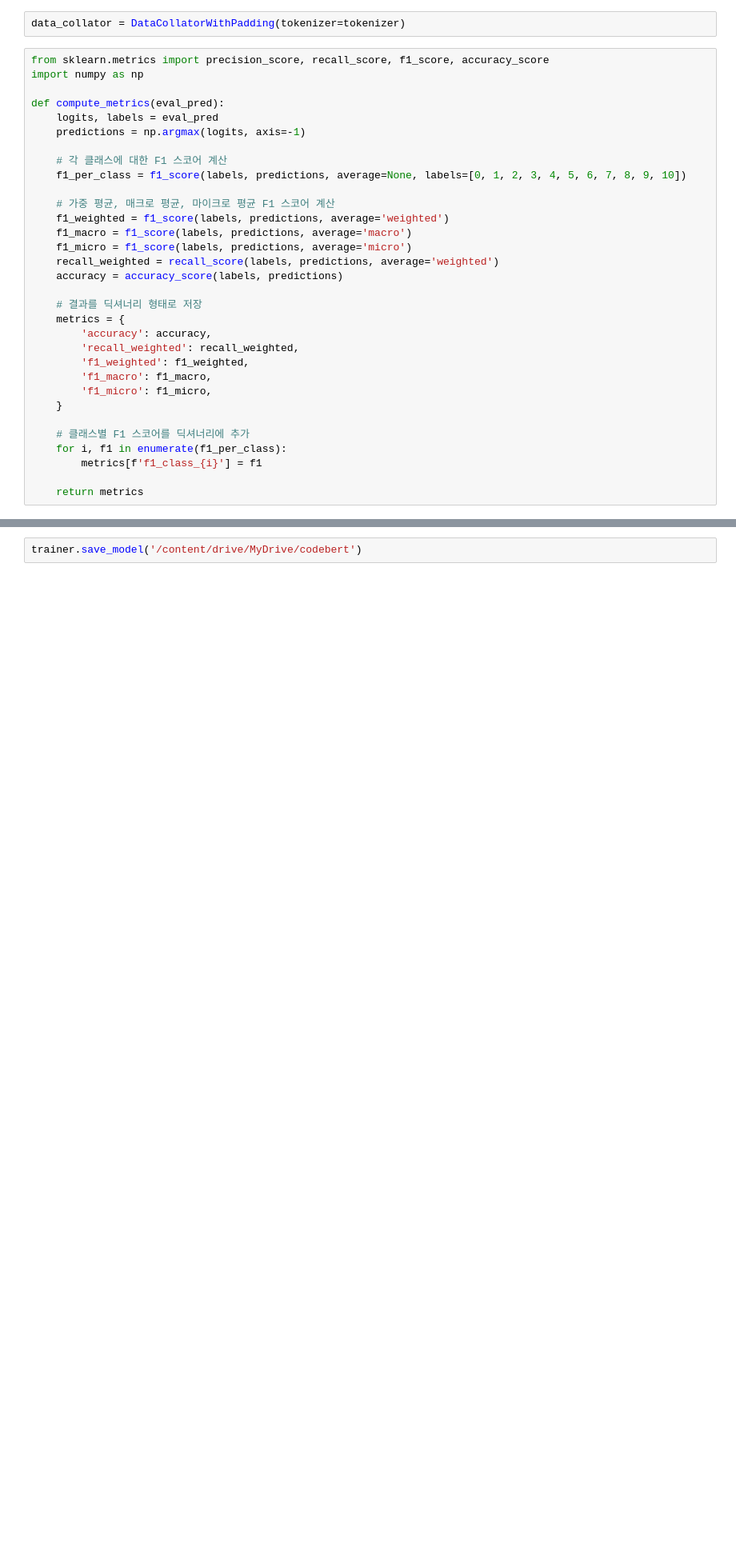
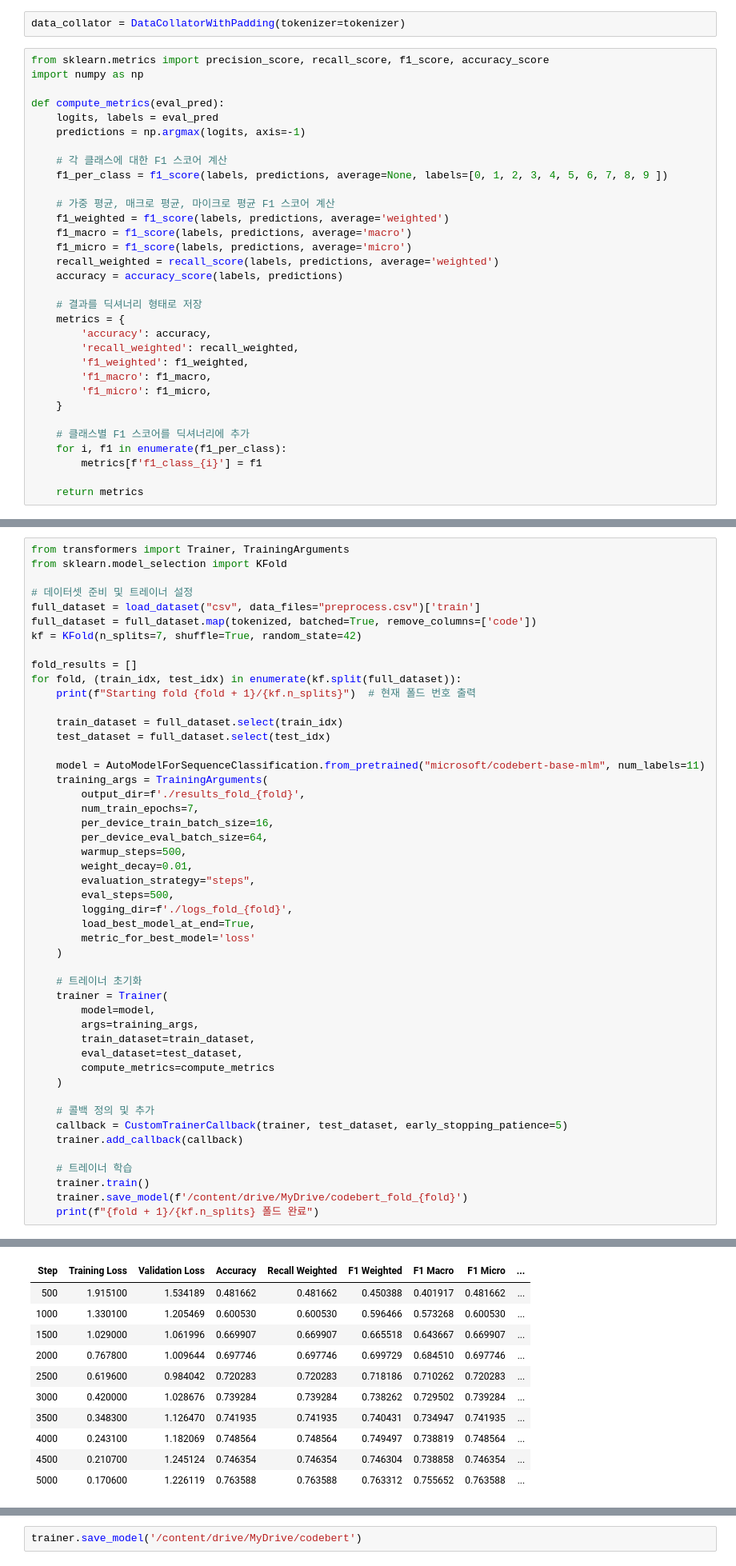
Before and after one commit to rlaaudrb1104/Ai, a Jupyter notebook: CodeBERT_1_N(Last_train).ipynb, the cells around one changed output, grey strips where cells are left out. Shown at 80% size. Cells and saved outputs as stored; diff of their text form; blank space fills up the shorter version.

Commit message:
kfold 추가 버전

```diff
--- a/CodeBERT_1_N(Last_train).ipynb
+++ b/CodeBERT_1_N(Last_train).ipynb
@@ -154,7 +190,7 @@ def compute_metrics(eval_pred):
     predictions = np.argmax(logits, axis=-1)
 
     # 각 클래스에 대한 F1 스코어 계산
-    f1_per_class = f1_score(labels, predictions, average=None, labels=[0, 1, 2, 3, 4, 5, 6, 7, 8, 9, 10])
+    f1_per_class = f1_score(labels, predictions, average=None, labels=[0, 1, 2, 3, 4, 5, 6, 7, 8, 9 ])
 
     # 가중 평균, 매크로 평균, 마이크로 평균 F1 스코어 계산
     f1_weighted = f1_score(labels, predictions, average='weighted')
@@ -298,0 +257,49 @@ TrainOutput(global_step=5000, training_loss=0.44131847991943357, metrics={'train
+# %%
+from transformers import Trainer, TrainingArguments
+from sklearn.model_selection import KFold
+
+# 데이터셋 준비 및 트레이너 설정
+full_dataset = load_dataset("csv", data_files="preprocess.csv")['train']
+full_dataset = full_dataset.map(tokenized, batched=True, remove_columns=['code'])
+kf = KFold(n_splits=7, shuffle=True, random_state=42)
+
+fold_results = []
+for fold, (train_idx, test_idx) in enumerate(kf.split(full_dataset)):
+    print(f"Starting fold {fold + 1}/{kf.n_splits}")  # 현재 폴드 번호 출력
+
+    train_dataset = full_dataset.select(train_idx)
+    test_dataset = full_dataset.select(test_idx)
+
+    model = AutoModelForSequenceClassification.from_pretrained("microsoft/codebert-base-mlm", num_labels=11)
+    training_args = TrainingArguments(
+        output_dir=f'./results_fold_{fold}',
+        num_train_epochs=7,
+        per_device_train_batch_size=16,
+        per_device_eval_batch_size=64,
+        warmup_steps=500,
+        weight_decay=0.01,
+        evaluation_strategy="steps",
+        eval_steps=500,
+        logging_dir=f'./logs_fold_{fold}',
+        load_best_model_at_end=True,
+        metric_for_best_model='loss'
+    )
+
+    # 트레이너 초기화
+    trainer = Trainer(
+        model=model,
+        args=training_args,
+        train_dataset=train_dataset,
+        eval_dataset=test_dataset,
+        compute_metrics=compute_metrics
+    )
+
+    # 콜백 정의 및 추가
+    callback = CustomTrainerCallback(trainer, test_dataset, early_stopping_patience=5)
+    trainer.add_callback(callback)
+
+    # 트레이너 학습
+    trainer.train()
+    trainer.save_model(f'/content/drive/MyDrive/codebert_fold_{fold}')
+    print(f"{fold + 1}/{kf.n_splits} 폴드 완료")
+# %% [output]
@@ -298,0 +310,11 @@ TrainOutput(global_step=5000, training_loss=0.44131847991943357, metrics={'train
+| Step | Training Loss | Validation Loss | Accuracy | Recall Weighted | F1 Weighted | F1 Macro | F1 Micro | ... |
+| 500 | 1.915100 | 1.534189 | 0.481662 | 0.481662 | 0.450388 | 0.401917 | 0.481662 | ... |
+| 1000 | 1.330100 | 1.205469 | 0.600530 | 0.600530 | 0.596466 | 0.573268 | 0.600530 | ... |
+| 1500 | 1.029000 | 1.061996 | 0.669907 | 0.669907 | 0.665518 | 0.643667 | 0.669907 | ... |
+| 2000 | 0.767800 | 1.009644 | 0.697746 | 0.697746 | 0.699729 | 0.684510 | 0.697746 | ... |
+| 2500 | 0.619600 | 0.984042 | 0.720283 | 0.720283 | 0.718186 | 0.710262 | 0.720283 | ... |
+| 3000 | 0.420000 | 1.028676 | 0.739284 | 0.739284 | 0.738262 | 0.729502 | 0.739284 | ... |
+| 3500 | 0.348300 | 1.126470 | 0.741935 | 0.741935 | 0.740431 | 0.734947 | 0.741935 | ... |
+| 4000 | 0.243100 | 1.182069 | 0.748564 | 0.748564 | 0.749497 | 0.738819 | 0.748564 | ... |
+| 4500 | 0.210700 | 1.245124 | 0.746354 | 0.746354 | 0.746304 | 0.738858 | 0.746354 | ... |
+| 5000 | 0.170600 | 1.226119 | 0.763588 | 0.763588 | 0.763312 | 0.755652 | 0.763588 | ... |
```
Also changed, not shown: parts of 16 cells of this notebook.
